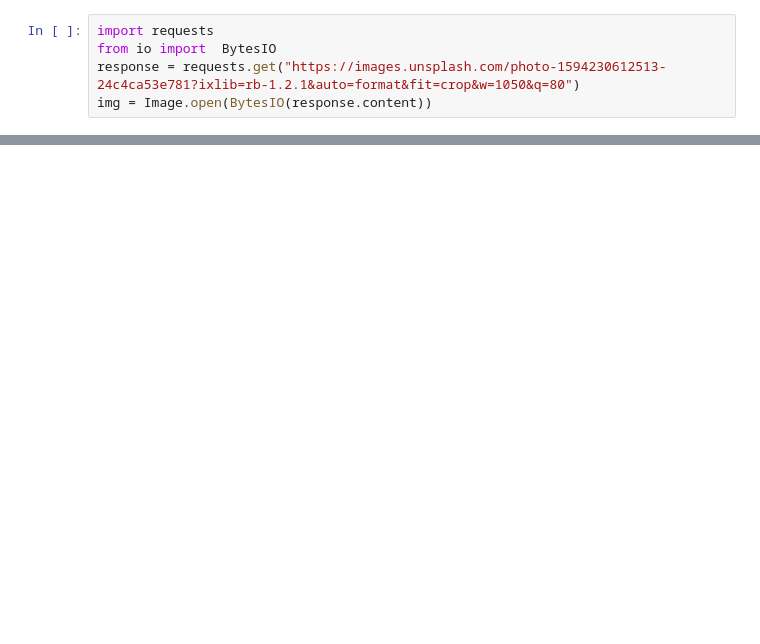
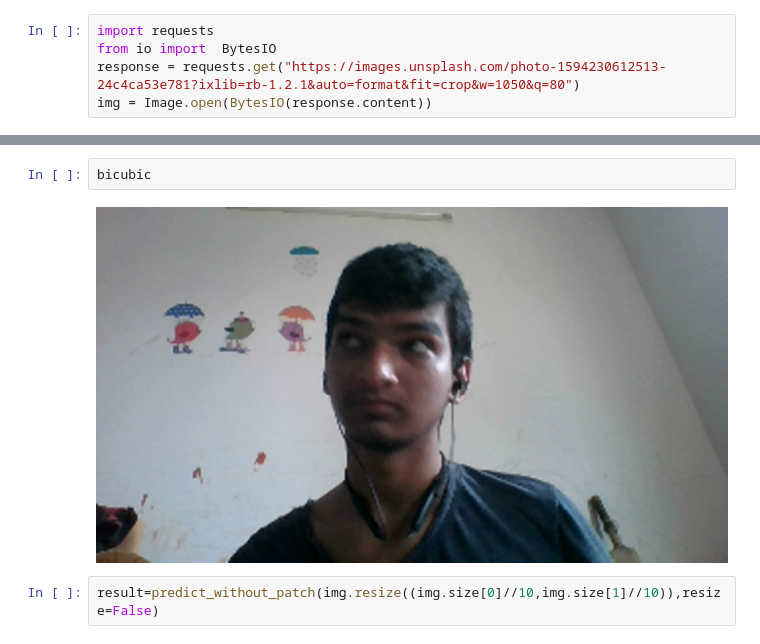
Before and after one commit to vinotharjun/pixelEnhancer, a Jupyter notebook: notebooks/inference.ipynb, the cells around one changed output, grey strips where cells are left out. Saved outputs shown, nothing was run; the diff lists cells and outputs as text; blank space fills up the shorter version.

```diff
--- a/notebooks/inference.ipynb
+++ b/notebooks/inference.ipynb
@@ -146,0 +100,6 @@ c
+# %%
+bicubic
+# %% [output]
+[figure, added]
+# %%
+result=predict_without_patch(img.resize((img.size[0]//10,img.size[1]//10)),resize=False)
```
Also changed, not shown: parts of 14 cells of this notebook, 41 other files.
